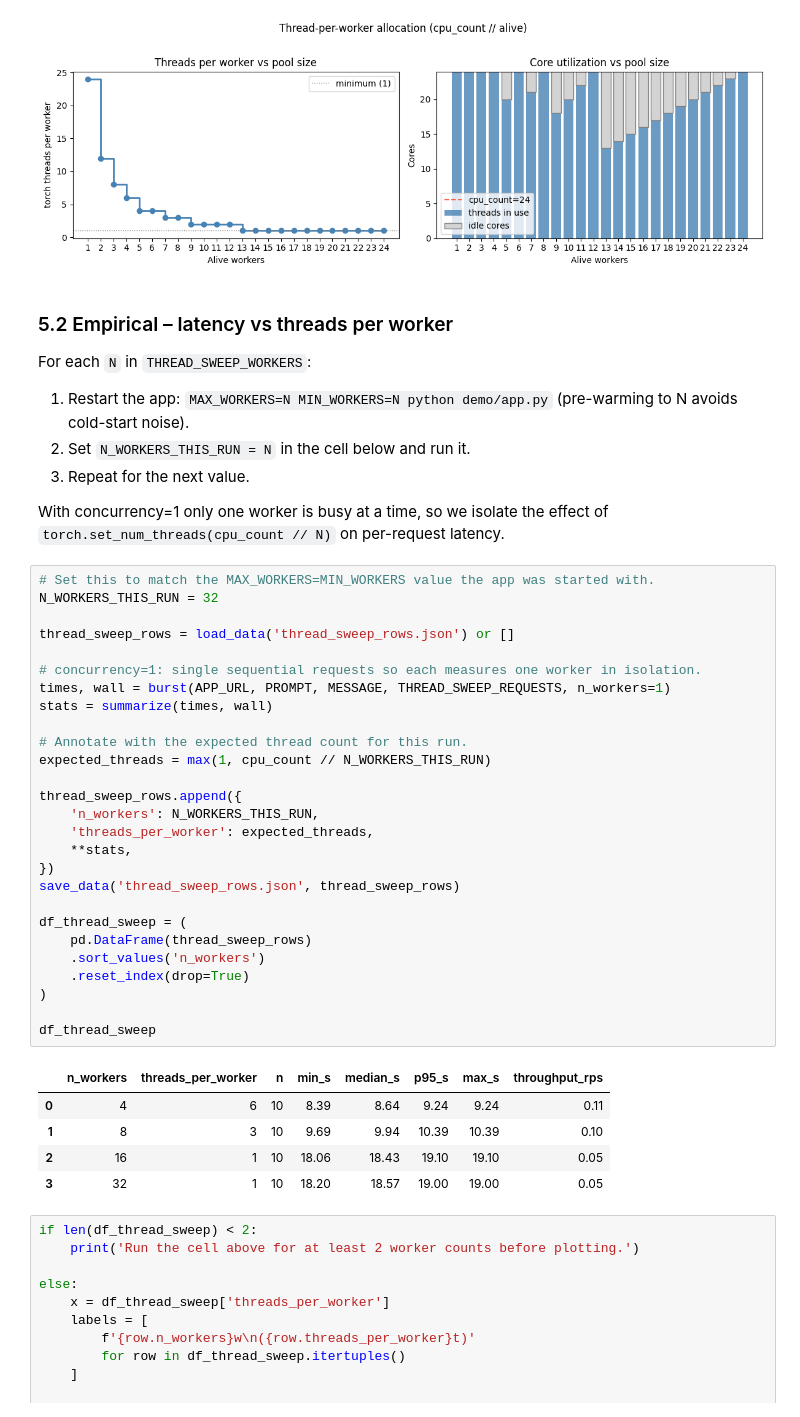
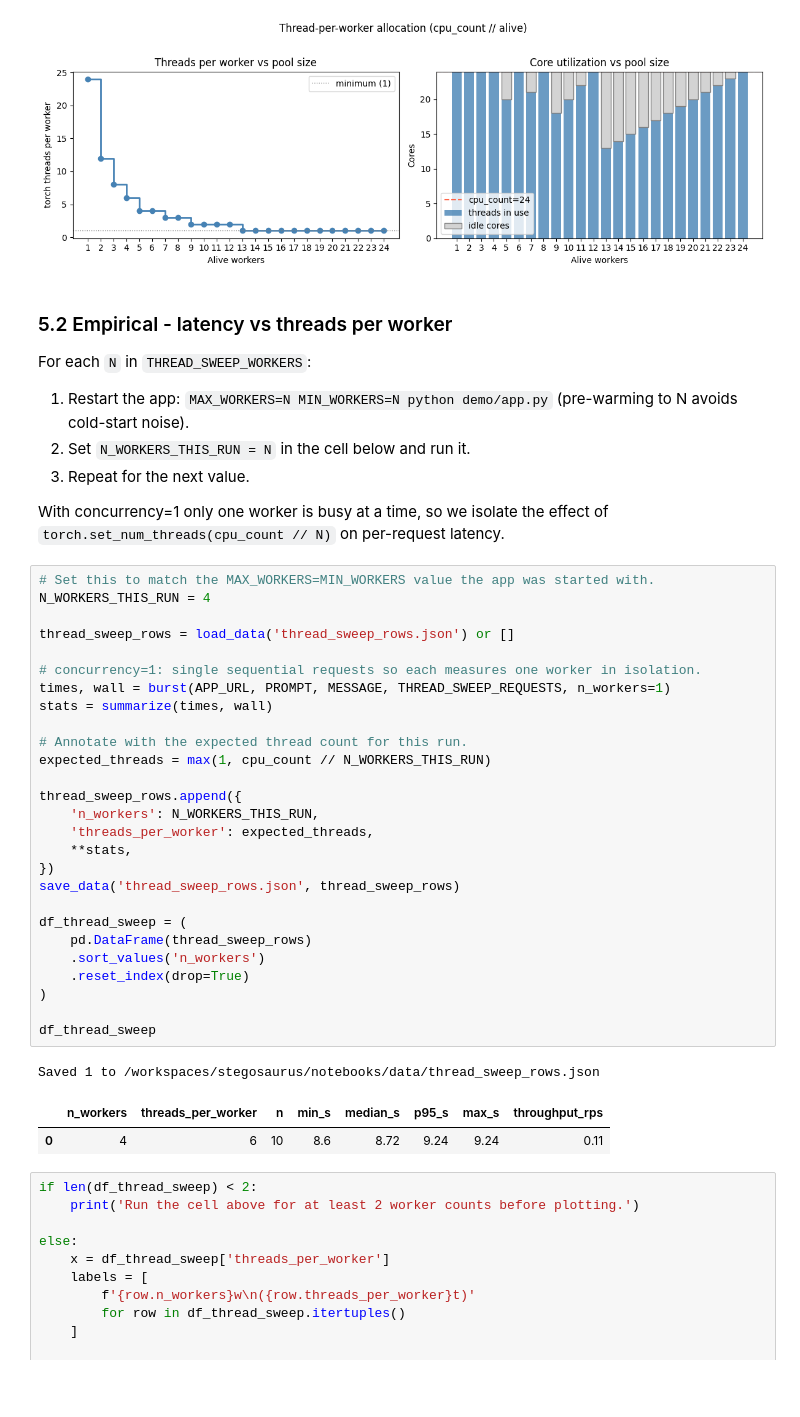
Before and after one commit to gperdrizet/stegosaurus, a Jupyter notebook: notebooks/03-scaling_experiment.ipynb, the cells around one changed output. Saved outputs shown, nothing was run; the diff lists cells and outputs as text; blank space fills up the shorter version.

```diff
--- a/notebooks/03-scaling_experiment.ipynb
+++ b/notebooks/03-scaling_experiment.ipynb
@@ -407,7 +405,7 @@ plt.show()
 # %% [output]
 [figure]
 # %% [markdown]
-### 5.2 Empirical – latency vs threads per worker
+### 5.2 Empirical - latency vs threads per worker
 
 For each `N` in `THREAD_SWEEP_WORKERS`:
 1. Restart the app: `MAX_WORKERS=N MIN_WORKERS=N python demo/app.py` (pre-warming to N avoids cold-start noise).
@@ -417,37 +415,35 @@ For each `N` in `THREAD_SWEEP_WORKERS`:
 With concurrency=1 only one worker is busy at a time, so we isolate the effect of `torch.set_num_threads(cpu_count // N)` on per-request latency.
 # %%
 # Set this to match the MAX_WORKERS=MIN_WORKERS value the app was started with.
-N_WORKERS_THIS_RUN = 32
+N_WORKERS_THIS_RUN = 4
 
 thread_sweep_rows = load_data('thread_sweep_rows.json') or []
 
 # concurrency=1: single sequential requests so each measures one worker in isolation.
 times, wall = burst(APP_URL, PROMPT, MESSAGE, THREAD_SWEEP_REQUESTS, n_workers=1)
 stats = summarize(times, wall)
 
 # Annotate with the expected thread count for this run.
 expected_threads = max(1, cpu_count // N_WORKERS_THIS_RUN)
 
 thread_sweep_rows.append({
     'n_workers': N_WORKERS_THIS_RUN,
     'threads_per_worker': expected_threads,
     **stats,
 })
 save_data('thread_sweep_rows.json', thread_sweep_rows)
 
 df_thread_sweep = (
     pd.DataFrame(thread_sweep_rows)
     .sort_values('n_workers')
     .reset_index(drop=True)
 )
 
 df_thread_sweep
 # %% [output]
+Saved 1 to /workspaces/stegosaurus/notebooks/data/thread_sweep_rows.json
 |  | n_workers | threads_per_worker | n | min_s | median_s | p95_s | max_s | throughput_rps |
-| 0 | 4 | 6 | 10 | 8.39 | 8.64 | 9.24 | 9.24 | 0.11 |
-| 1 | 8 | 3 | 10 | 9.69 | 9.94 | 10.39 | 10.39 | 0.10 |
-| 2 | 16 | 1 | 10 | 18.06 | 18.43 | 19.10 | 19.10 | 0.05 |
-| 3 | 32 | 1 | 10 | 18.20 | 18.57 | 19.00 | 19.00 | 0.05 |
+| 0 | 4 | 6 | 10 | 8.6 | 8.72 | 9.24 | 9.24 | 0.11 |
 # %%
 if len(df_thread_sweep) < 2:
     print('Run the cell above for at least 2 worker counts before plotting.')
```
Also changed, not shown: parts of 4 cells of this notebook, 2 other files.
